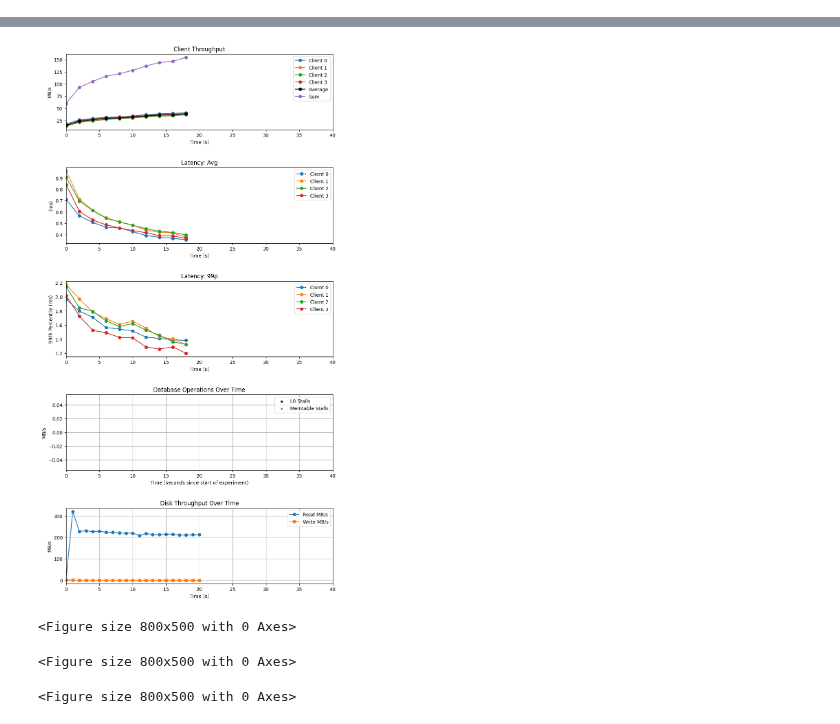
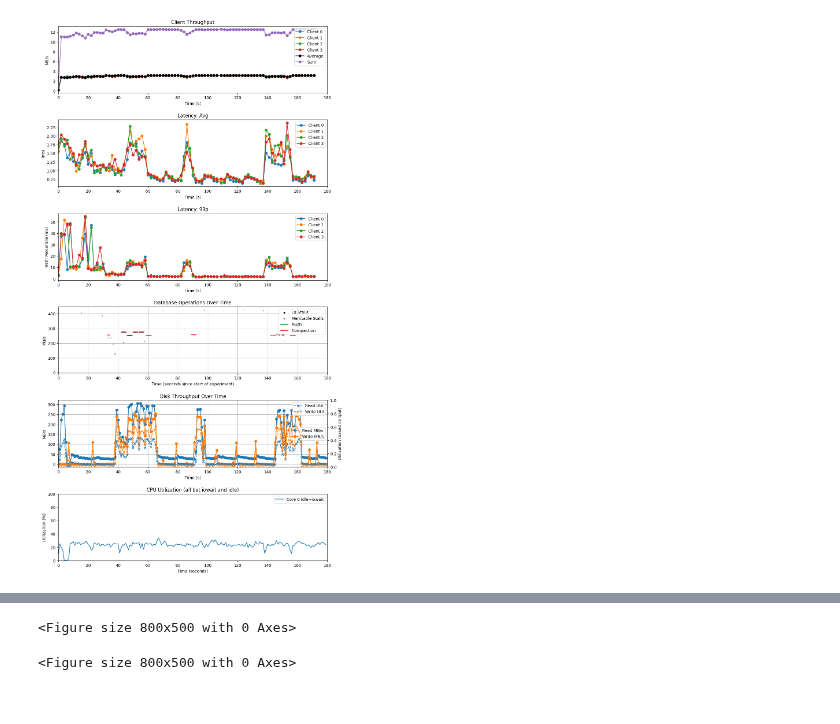
Before and after one commit to tyler-griggs/YCSB-cpp, a Jupyter notebook: analysis.ipynb, the cells around one changed output, grey strips where cells are left out. Drawn from its saved outputs; the diff is of its cells as text; code cells hidden in the pictures.

Commit message:
Plotting updates

```diff
--- a/analysis.ipynb
+++ b/analysis.ipynb
@@ -243,16 +243,27 @@ def plot_overall_tputs(axs, start_time, xlim, fig_loc):
   # Plotting
   # axs[fig_loc[0]].figure(figsize=(10, 6))
   axs[fig_loc[0]].plot(time_seconds, df_from_csv["rMB/s"], label='Read MB/s', marker='o')
-  axs[fig_loc[0]].plot(time_seconds, df_from_csv["wMB/s"], label='Write MB/s', marker='s')
-  # axs[fig_loc[0]].plot(time_seconds, df_from_csv["rMB/s"], label='Read util', marker='o')
-  # axs[fig_loc[0]].plot(time_seconds, df_from_csv["wMB/s"], label='Write util', marker='s')
+  axs[fig_loc[0]].plot(time_seconds, df_from_csv["wMB/s"], label='Write MB/s', marker='o')
 
   axs[fig_loc[0]].set_title('Disk Throughput Over Time')
   axs[fig_loc[0]].set_xlabel('Time (s)')
   axs[fig_loc[0]].set_ylabel('MB/s')
   axs[fig_loc[0]].set_xlim(xlim)
-  axs[fig_loc[0]].legend()
+  # axs[fig_loc[0]].set_ylim(0,16)
+  axs[fig_loc[0]].legend(loc='right')
   axs[fig_loc[0]].grid(True)
+
+  # Creating a second y-axis
+  ax2 = axs[fig_loc[0]].twinx()
+  # Plotting on the secondary y-axis
+  ax2.plot(time_seconds, df_from_csv["rMB/s"]/700, label='Read Util', marker='x', linestyle='--', color='tab:blue')
+  ax2.plot(time_seconds, df_from_csv["wMB/s"]/420, label='Write Util', marker='+', linestyle='--', color='tab:orange')
+  ax2.set_ylabel('Utilization (based on tput)')
+  ax2.legend(loc='upper right')
+  ax2.set_ylim(0,1)
+
+  # Adjust the right margin to accommodate the second y-axis legend
+  plt.subplots_adjust(right=0.85)
 
   # Show plot
   # plt.show()
@@ -297,12 +309,14 @@ def plot_overall_cpu_utils(axs, start_time, xlim, fig_loc):
 # %%
 def generate_plots(xlim):
-  fig, axs = plt.subplots(5, 1, figsize=(10, 20))
-  plt.subplots_adjust(hspace=0.5)
+  fig, axs = plt.subplots(6, 1, figsize=(12, 24))
+  plt.subplots_adjust(hspace=0.4)
   start_time = plot_client_results(axs, xlim)
   plot_rocksdb_events(axs, start_time, xlim, (3,0))
   plot_overall_tputs(axs, start_time, xlim, (4,0))
+  plot_cpu_util(axs, start_time, xlim, (5,0))
   plt.show()
 
-xlim = (0, 40)
+xlim = (0, 180)
 generate_plots(xlim)
 # %% [output]
+[figure, new version]
@@ -312,4 +324,2 @@ Timestamp: 1711487406.491
-[figure, old version]
 <Figure size 800x500 with 0 Axes>
 <Figure size 800x500 with 0 Axes>
-<Figure size 800x500 with 0 Axes>
```
Also changed, not shown: parts of 4 cells of this notebook, 2 other files.
